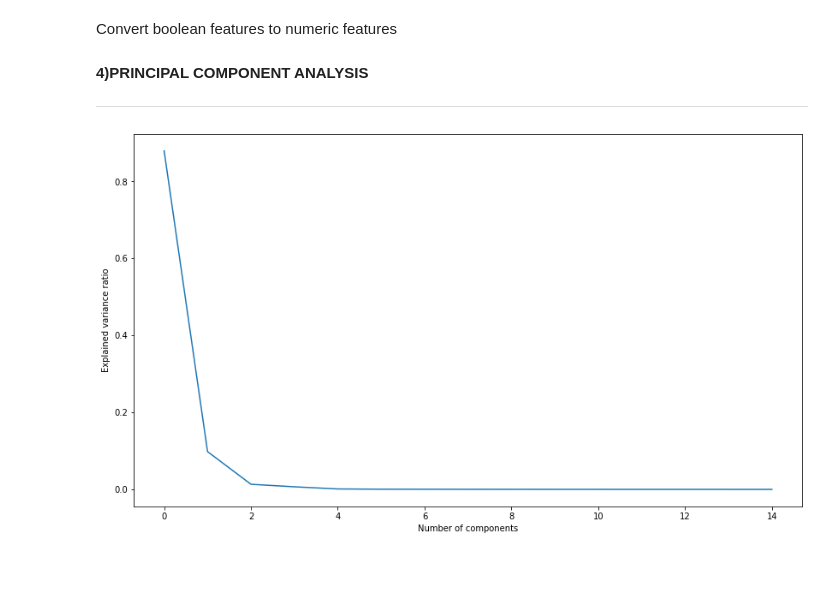
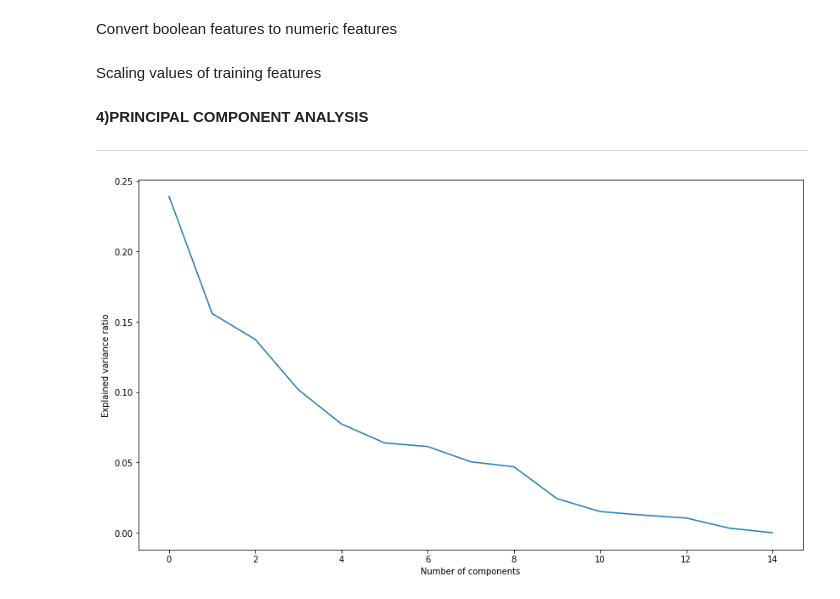
Before and after one commit to simonegramegna/Malicious_URL_detection, a Jupyter notebook: Main_URL_prediction.ipynb, the cells around one changed output. Drawn from its saved outputs; the diff is of its cells as text; code cells hidden in the pictures; blank space fills up the shorter version.

```diff
--- a/Main_URL_prediction.ipynb
+++ b/Main_URL_prediction.ipynb
@@ -538,6 +538,15 @@ Convert boolean features to numeric features
 # %%
 data.https = data.https.replace({True: 1, False: 0})
 data.ipAddress = data.ipAddress.replace({True: 1, False: 0})
+# %% [markdown]
+Scaling values of training features
+# %%
+from sklearn.preprocessing import StandardScaler
+
+x = data.values
+
+# Standardizing the features
+x = StandardScaler().fit_transform(x)
 # %% [markdown]
 **4)PRINCIPAL COMPONENT ANALYSIS**
 
@@ -547,12 +556,12 @@ from sklearn.decomposition import PCA
 # %%
 # Create a PCA object and fit the data
 pca = PCA()
-pca.fit(data)
+pca.fit(x)
 
 # Plot the explained variance ratio for each component
 plt.plot(pca.explained_variance_ratio_)
 plt.xlabel('Number of components')
 plt.ylabel('Explained variance ratio')
 plt.show()
 # %% [output]
-[figure, old version]
+[figure, new version]
```
Also changed, not shown: parts of 3 cells of this notebook.
